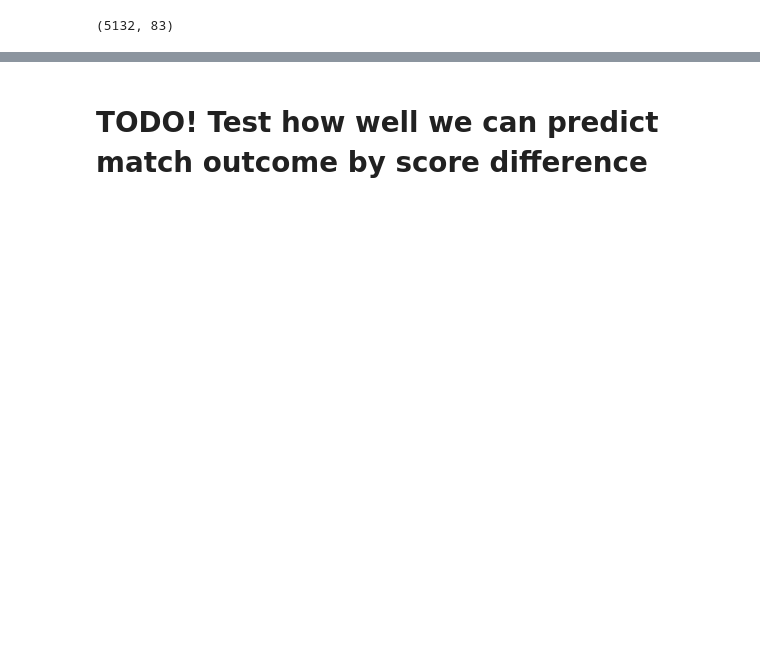
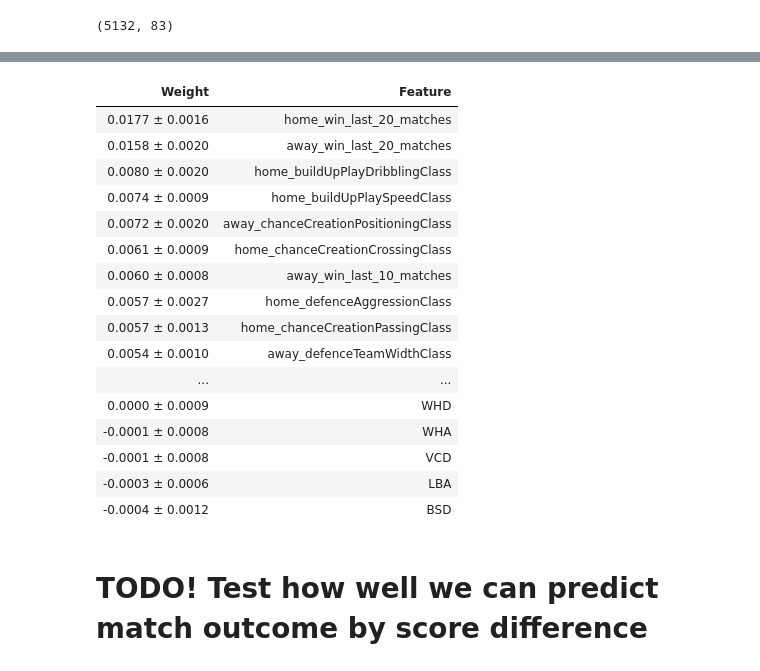
Before and after one commit to raedovj/NN19_Project_Football, a Jupyter notebook: predictions_fit_all_data.ipynb, the cells around one changed output, grey strips where cells are left out. Drawn from its saved outputs; the diff is of its cells as text; code cells hidden in the pictures; blank space fills up the shorter version.

```diff
--- a/predictions_fit_all_data.ipynb
+++ b/predictions_fit_all_data.ipynb
@@ -66,7 +63,7 @@ columns
 # %% [markdown]
 ## First neural model start here
 # %%
-from keras.models import Model
+from keras.models import Model, Sequential
 from keras.layers import Input, Activation, Flatten, Dense, Concatenate
 from keras.optimizers import Adam
 from IPython.display import SVG
@@ -76,22 +73,17 @@ import pydot as pyd
 from keras.utils.np_utils import to_categorical
 keras.utils.vis_utils.pydot = pyd
 
-# We first need to define the sequence of dependencies (the computational graph)
-inputs = Input(shape=(columns,))
-d0 = Dense(units=100)(inputs)
-a0 = Activation('relu')(d0)
-d1 = Dense(units=100)(a0)
-a1 = Activation('relu')(d1)
-d2 = Dense(units=3)(a1)
+def build_keras_model():
+    model = Sequential()
+    model.add(Dense(units=100, input_dim=columns, activation='relu'))
+    model.add(Dense(units=100, kernel_initializer='normal', activation='relu'))
+    model.add(Dense(units=3, kernel_initializer='normal', activation='softmax'))
+    model.compile(loss='mean_squared_error', optimizer=Adam(lr=0.0001), metrics=['accuracy'])
+    return model
 
-# Concatenate the convolutional features and the vector input
-output = Activation('softmax')(d2)
+model = build_keras_model()
 
-# define a model with two inputs
-model = Model(inputs=inputs, outputs=output)
-model.compile(loss='mean_squared_error', optimizer=Adam(lr=0.0001), metrics=['accuracy']) # with mean_absolute_error does not predict draws
 model.summary()
-
 SVG(model_to_dot(model, show_shapes=True).create(prog='dot', format='svg'))
 # %% [output]
 _________________________________________________________________
@@ -252,0 +241,9 @@ Agency BS,      win amount: 1393.51
+# %%
+from keras.wrappers.scikit_learn import KerasClassifier
+import eli5
+from eli5.sklearn import PermutationImportance
+
+my_model = KerasClassifier(build_fn=build_keras_model, batch_size=32, epochs=50, validation_split=0.04)
+my_model.fit(x_train, to_categorical(y_train+1))
+
+perm = PermutationImportance(my_model, random_state=1).fit(x_train, to_categorical(y_train+1))
@@ -253,2 +268,22 @@ Agency BS,      win amount: 1393.51
+# %%
+eli5.show_weights(perm, feature_names = list(x_train), top=None)
+# %% [output]
+| Weight | Feature |
+| 0.0177 ± 0.0016 | home_win_last_20_matches |
+| 0.0158 ± 0.0020 | away_win_last_20_matches |
+| 0.0080 ± 0.0020 | home_buildUpPlayDribblingClass |
+| 0.0074 ± 0.0009 | home_buildUpPlaySpeedClass |
+| 0.0072 ± 0.0020 | away_chanceCreationPositioningClass |
+| 0.0061 ± 0.0009 | home_chanceCreationCrossingClass |
+| 0.0060 ± 0.0008 | away_win_last_10_matches |
+| 0.0057 ± 0.0027 | home_defenceAggressionClass |
+| 0.0057 ± 0.0013 | home_chanceCreationPassingClass |
+| 0.0054 ± 0.0010 | away_defenceTeamWidthClass |
+| ... | ... |
+| 0.0000 ± 0.0009 | WHD |
+| -0.0001 ± 0.0008 | WHA |
+| -0.0001 ± 0.0008 | VCD |
+| -0.0003 ± 0.0006 | LBA |
+| -0.0004 ± 0.0012 | BSD |
 # %% [markdown]
 # TODO! Test how well we can predict match outcome by score difference
```
Also changed, not shown: parts of 13 cells of this notebook, 1 other file.
